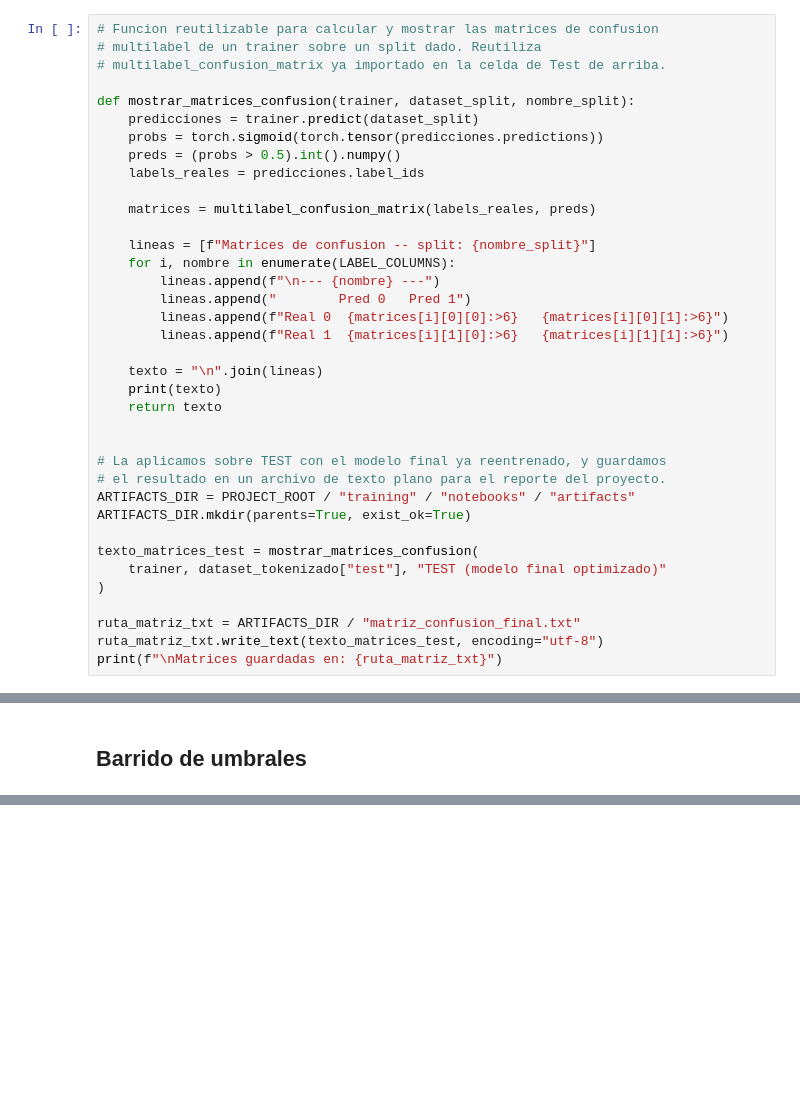
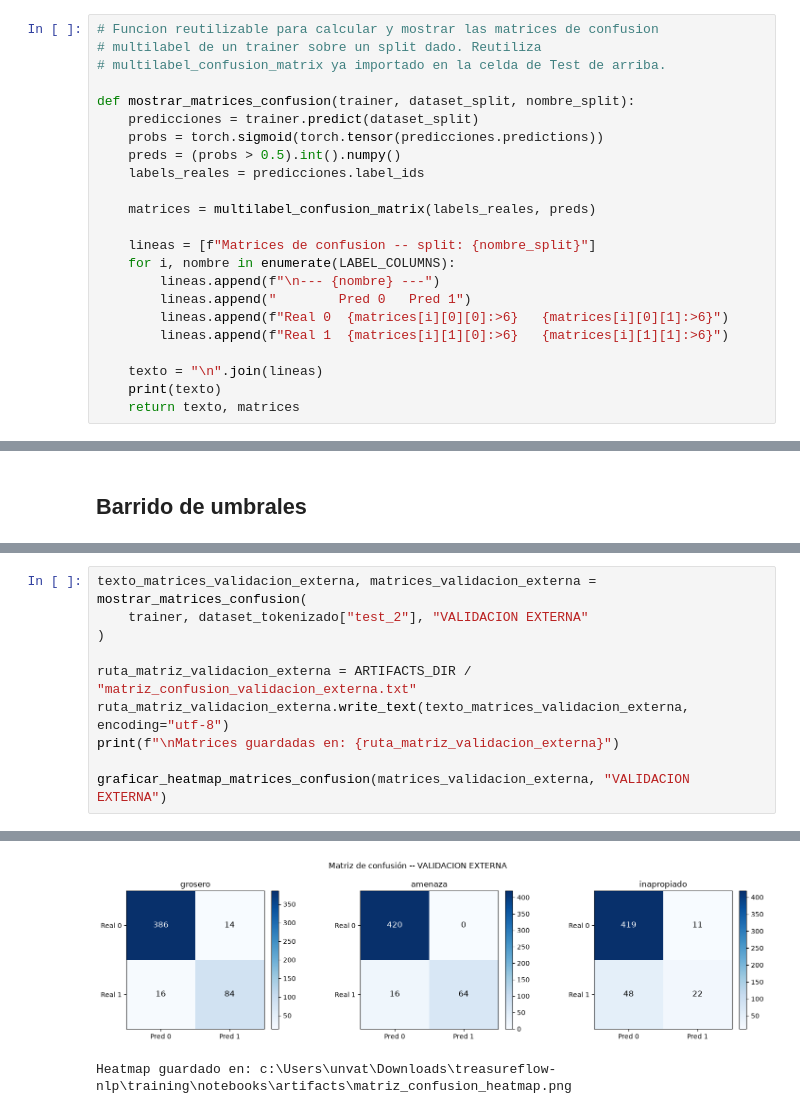
Before and after one commit to MolinaMendozaCarlosFabricio/treasureflow-nlp, a Jupyter notebook: training/notebooks/NLP_treasureflow.ipynb, the cells around one changed output, grey strips where cells are left out. Drawn from its saved outputs; the diff is of its cells as text; blank space fills up the shorter version.

```diff
--- a/training/notebooks/NLP_treasureflow.ipynb
+++ b/training/notebooks/NLP_treasureflow.ipynb
@@ -1354,18 +1360,4 @@ def mostrar_matrices_confusion(trainer, dataset_split, nombre_split):
 
     texto = "\n".join(lineas)
     print(texto)
-    return texto
-
-
-# La aplicamos sobre TEST con el modelo final ya reentrenado, y guardamos
-# el resultado en un archivo de texto plano para el reporte del proyecto.
-ARTIFACTS_DIR = PROJECT_ROOT / "training" / "notebooks" / "artifacts"
-ARTIFACTS_DIR.mkdir(parents=True, exist_ok=True)
-
-texto_matrices_test = mostrar_matrices_confusion(
-    trainer, dataset_tokenizado["test"], "TEST (modelo final optimizado)"
-)
-
-ruta_matriz_txt = ARTIFACTS_DIR / "matriz_confusion_final.txt"
-ruta_matriz_txt.write_text(texto_matrices_test, encoding="utf-8")
-print(f"\nMatrices guardadas en: {ruta_matriz_txt}")
+    return texto, matrices
@@ -1448,0 +1529,11 @@ for umbral in [0.10, 0.15, 0.20, 0.25, 0.30, 0.35, 0.40]:
+# %%
+texto_matrices_validacion_externa, matrices_validacion_externa = mostrar_matrices_confusion(
+    trainer, dataset_tokenizado["test_2"], "VALIDACION EXTERNA"
+)
+
+ruta_matriz_validacion_externa = ARTIFACTS_DIR / "matriz_confusion_validacion_externa.txt"
+ruta_matriz_validacion_externa.write_text(texto_matrices_validacion_externa, encoding="utf-8")
+print(f"\nMatrices guardadas en: {ruta_matriz_validacion_externa}")
+
+graficar_heatmap_matrices_confusion(matrices_validacion_externa, "VALIDACION EXTERNA")
+# %% [output]
@@ -1448,0 +1559,2 @@ for umbral in [0.10, 0.15, 0.20, 0.25, 0.30, 0.35, 0.40]:
+[figure, added]
+Heatmap guardado en: c:\Users\unvat\Downloads\treasureflow-nlp\training\notebooks\artifacts\matriz_confusion_heatmap.png
```
Also changed, not shown: parts of 14 cells of this notebook, 1 other file.
